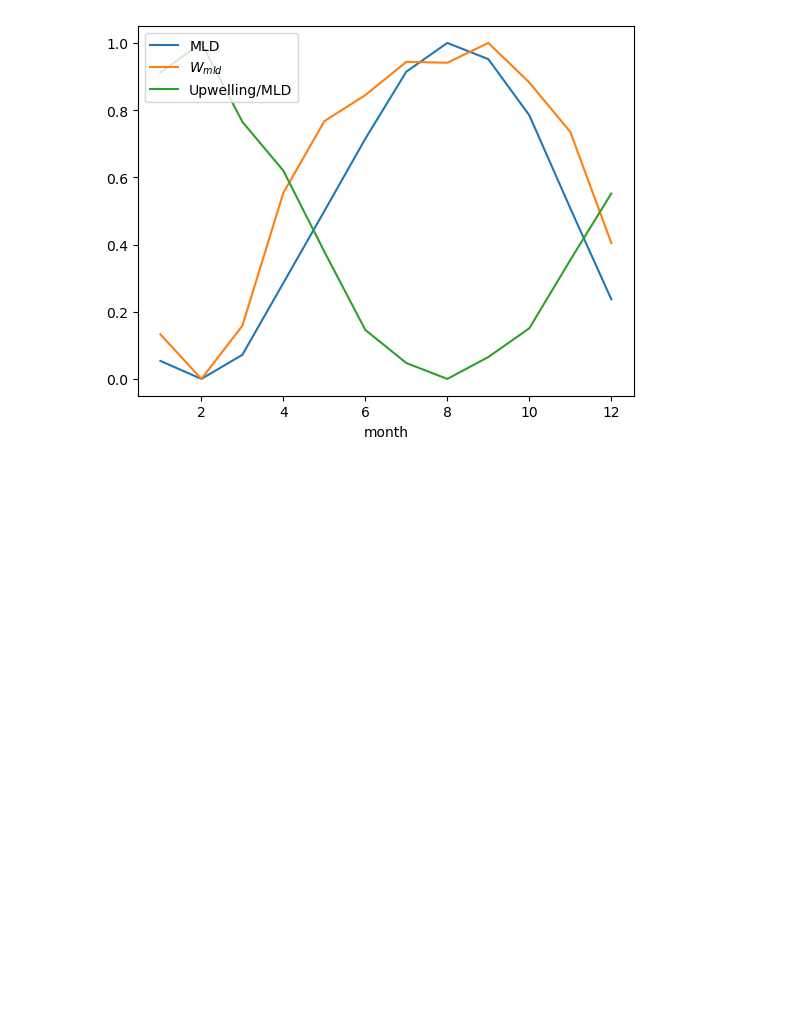
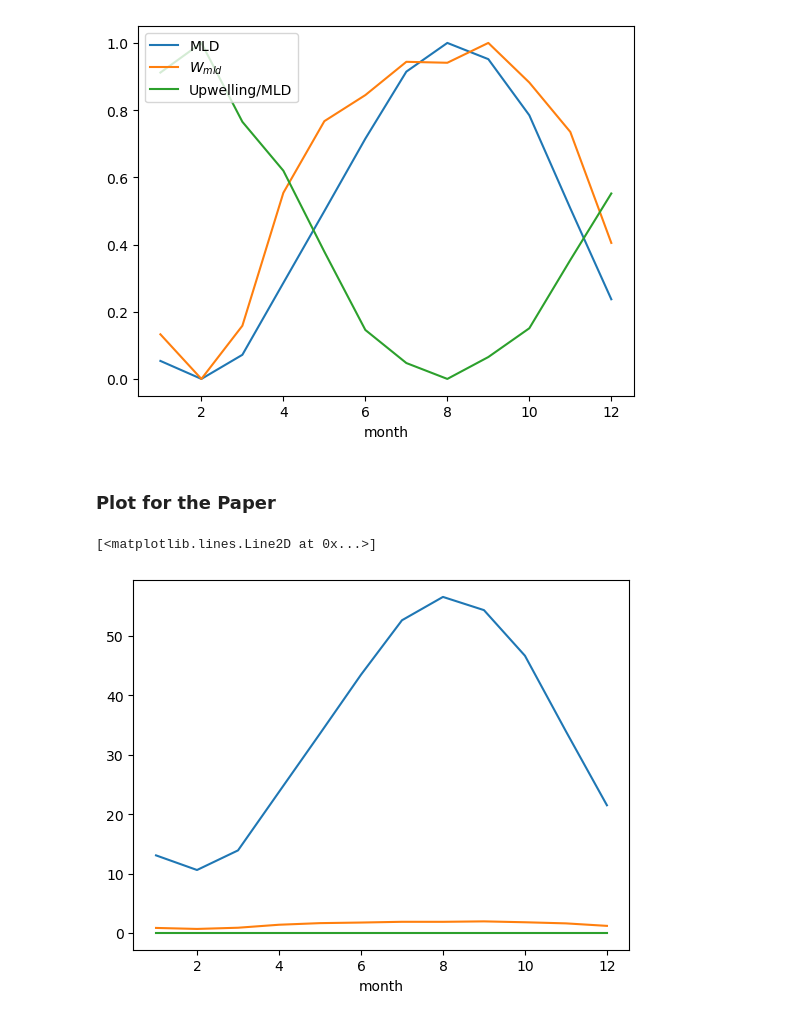
Before and after one commit to danliba/Upwelling_paper, a Jupyter notebook: Bio_upwelling.ipynb, the cells around one changed output. Cells and saved outputs as stored; diff of their text form; code cells hidden in the pictures; blank space fills up the shorter version.

```diff
--- a/Bio_upwelling.ipynb
+++ b/Bio_upwelling.ipynb
@@ -836,3 +1378,12 @@ plt.legend()
 # %% [output]
 <matplotlib.legend.Legend at 0x...>
 [figure]
+# %% [markdown]
+### Plot for the Paper
+# %%
+seasonality(MLD_ds).mean('lon').sel(lat=slice(-16,-8)).mean('lat').MLD.plot()
+wmld.sel(lat=slice(-16, -8)).mean(dim='lat').plot()
+seasonality(UP_MLD).mean('lon',skipna=True).sel(lat=slice(-16,-8)).mean(dim='lat').plot()
+# %% [output]
+[<matplotlib.lines.Line2D at 0x...>]
+[figure, added]
```
Also changed, not shown: parts of 38 cells of this notebook, 10 other files.
